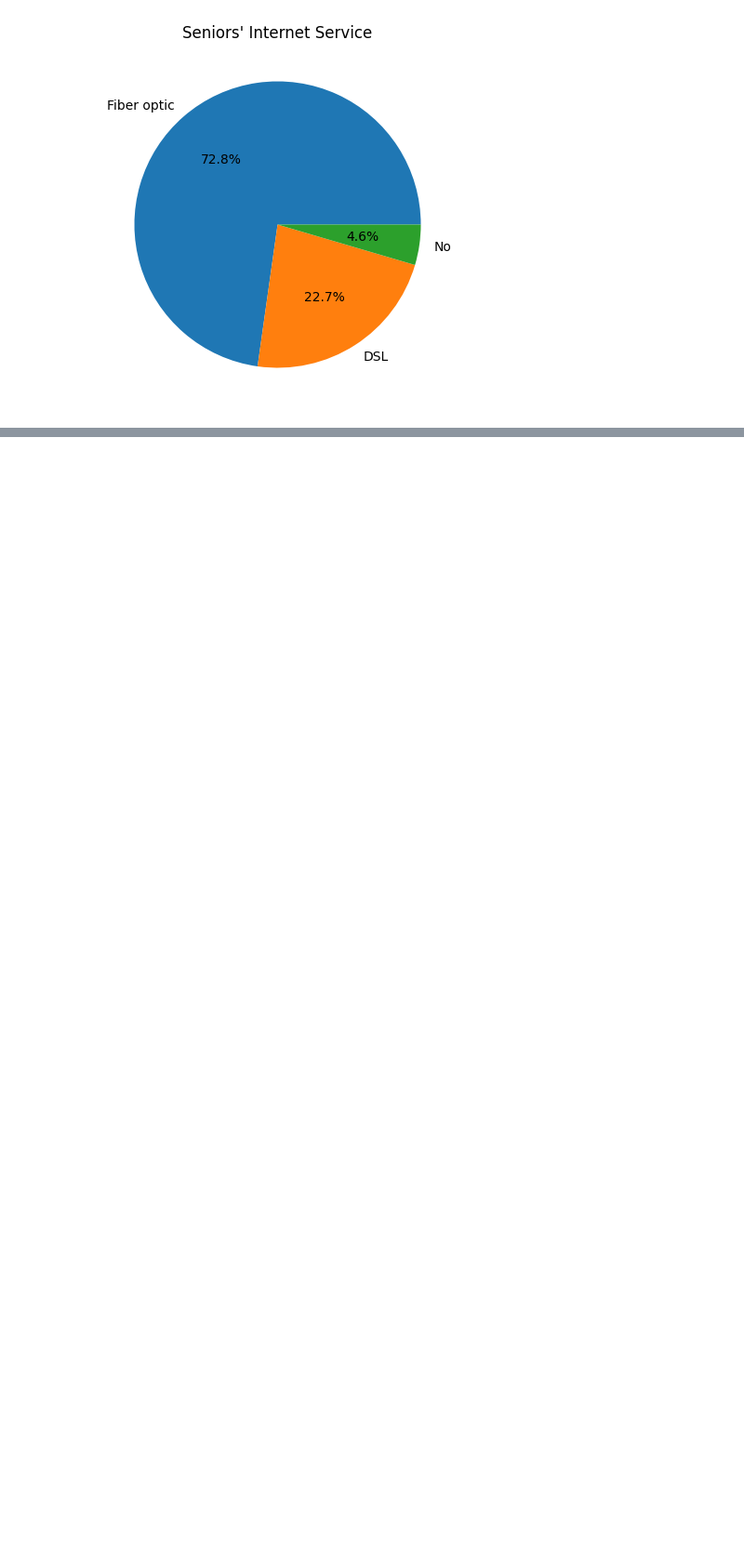
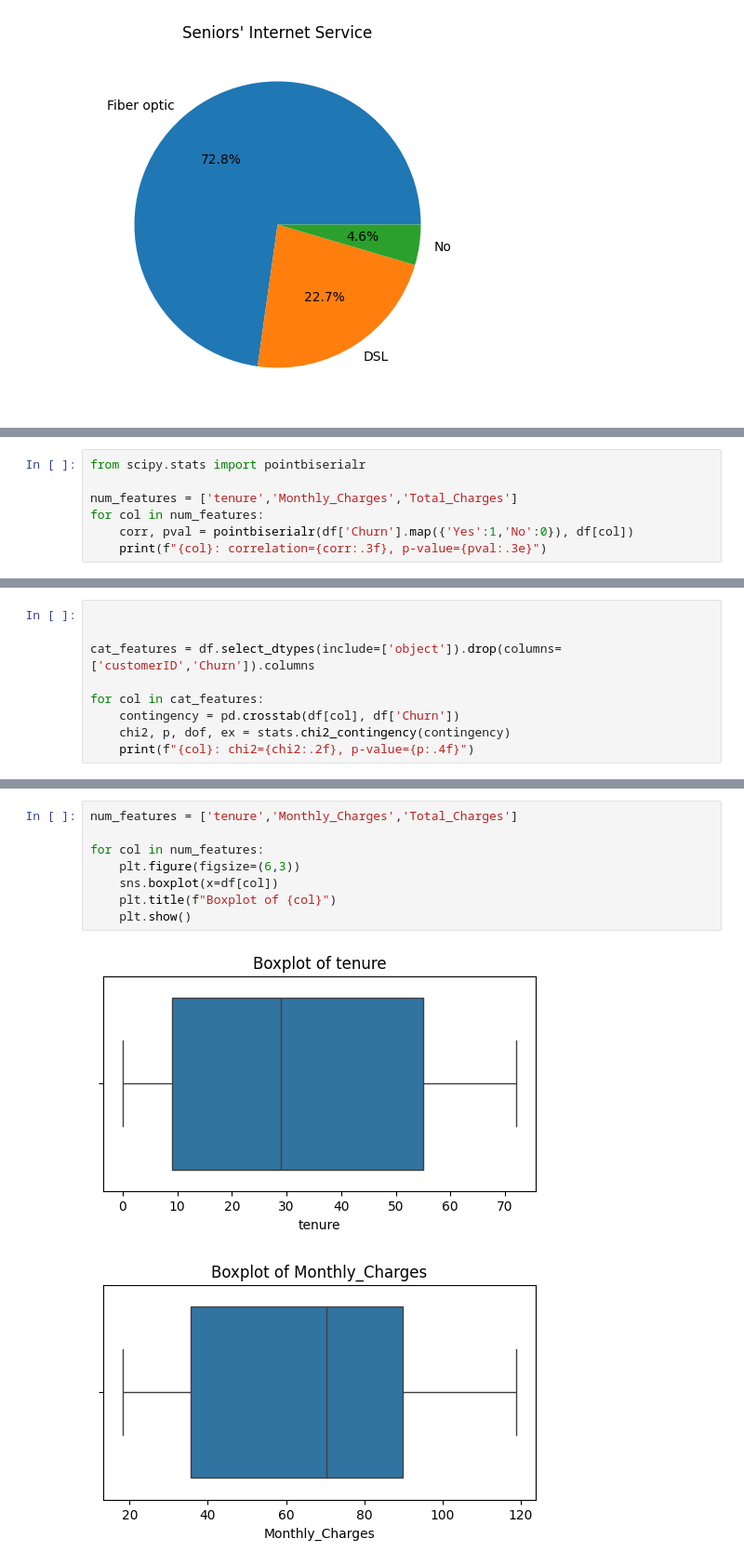
Before and after one commit to arwa-5aled/TelecomChurnUseCase, a Jupyter notebook: notebooks/exploratoryandpreprocessing.ipynb, the cells around one changed output, grey strips where cells are left out. Shown at 93% size. Drawn from its saved outputs; the diff is of its cells as text; blank space fills up the shorter version.

```diff
--- a/notebooks/exploratoryandpreprocessing.ipynb
+++ b/notebooks/exploratoryandpreprocessing.ipynb
@@ -533,0 +554,7 @@ plt.show()
+# %%
+from scipy.stats import pointbiserialr
+
+num_features = ['tenure','Monthly_Charges','Total_Charges']
+for col in num_features:
+    corr, pval = pointbiserialr(df['Churn'].map({'Yes':1,'No':0}), df[col])
+    print(f"{col}: correlation={corr:.3f}, p-value={pval:.3e}")
@@ -533,0 +574,9 @@ plt.show()
+# %%
+
+
+cat_features = df.select_dtypes(include=['object']).drop(columns=['customerID','Churn']).columns
+
+for col in cat_features:
+    contingency = pd.crosstab(df[col], df['Churn'])
+    chi2, p, dof, ex = stats.chi2_contingency(contingency)
+    print(f"{col}: chi2={chi2:.2f}, p-value={p:.4f}")
@@ -533,0 +615,11 @@ plt.show()
+# %%
+num_features = ['tenure','Monthly_Charges','Total_Charges']
+
+for col in num_features:
+    plt.figure(figsize=(6,3))
+    sns.boxplot(x=df[col])
+    plt.title(f"Boxplot of {col}")
+    plt.show()
+# %% [output]
+[figure, added]
+[figure, added]
```
Also changed, not shown: parts of 9 cells of this notebook.
